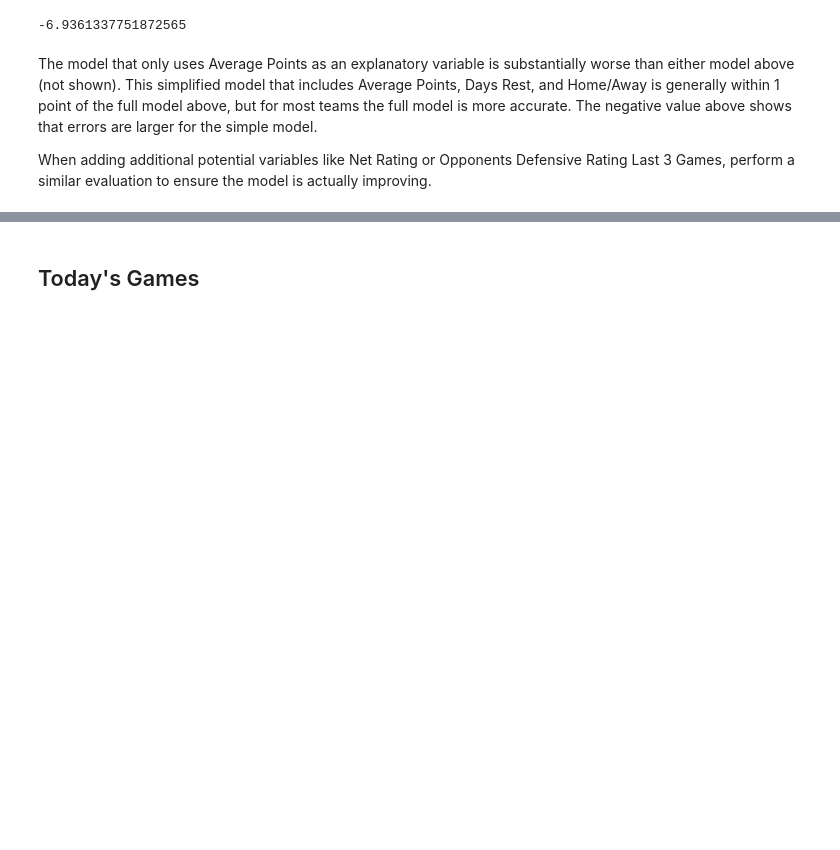
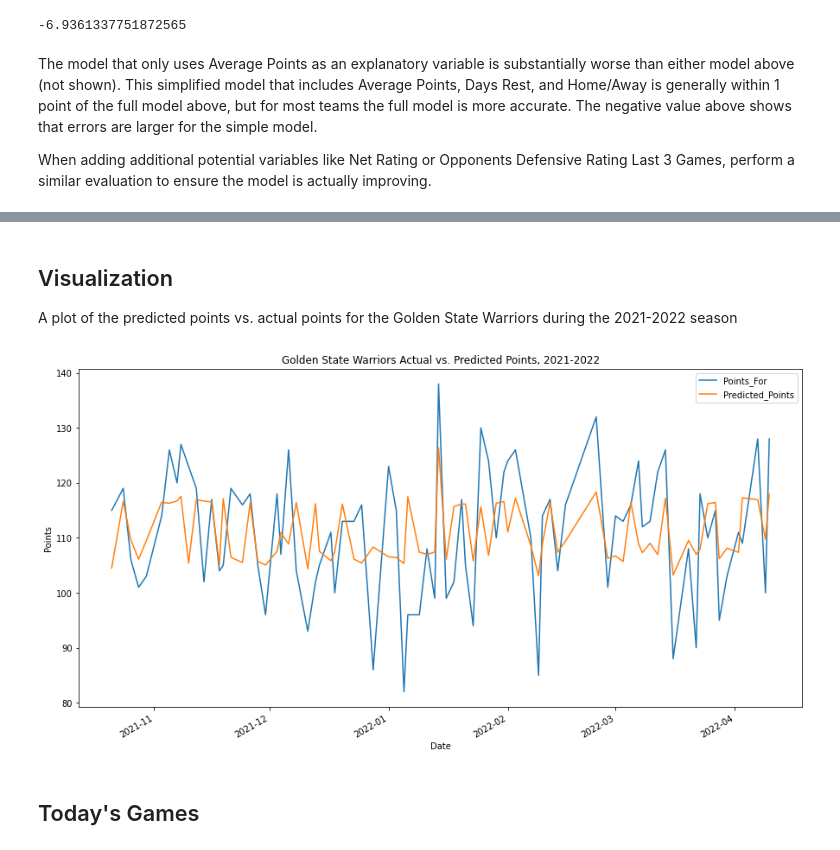
Before and after one commit to TrevBot17/NBA_Predict, a Jupyter notebook: Predict_NBA.ipynb, the cells around one changed output, grey strips where cells are left out. Saved outputs shown, nothing was run; the diff lists cells and outputs as text; code cells hidden in the pictures; blank space fills up the shorter version.

```diff
--- a/Predict_NBA.ipynb
+++ b/Predict_NBA.ipynb
@@ -348,3 +352,7 @@ def predict_points(season, team, def_ranks):
 
   inputs = pd.DataFrame([[avg_pts, avg_pts_3, home, days_rest, def_rating]], columns = list(X_train.columns))
   return rf.predict(inputs)
+# %% [markdown]
+## Visualization
+
+A plot of the predicted points vs. actual points for the Golden State Warriors during the 2021-2022 season
@@ -351,3 +422,23 @@ def predict_points(season, team, def_ranks):
+# %%
+season, team = 2022, 'GSW'
+def_ranks = defensive_rank(season)
+viz_df, mod = return_model(season, team, def_ranks)
+
+# Inputs for model .predict
+X = viz_df[viz_df.columns[1:]]
+y_pred = mod.predict(X)
+
+# Add to viz_df
+viz_df['Predicted_Points'] = y_pred
+
+# And plot
+viz_df[['Points_For', 'Predicted_Points']].plot(
+    figsize = (15, 8),
+    title = 'Golden State Warriors Actual vs. Predicted Points, 2021-2022',
+    ylabel = 'Points'
+);
+# %% [output]
+[figure, added]
 # %% [markdown]
 ## Today's Games
 # %%
```
Also changed, not shown: parts of 5 cells of this notebook.
